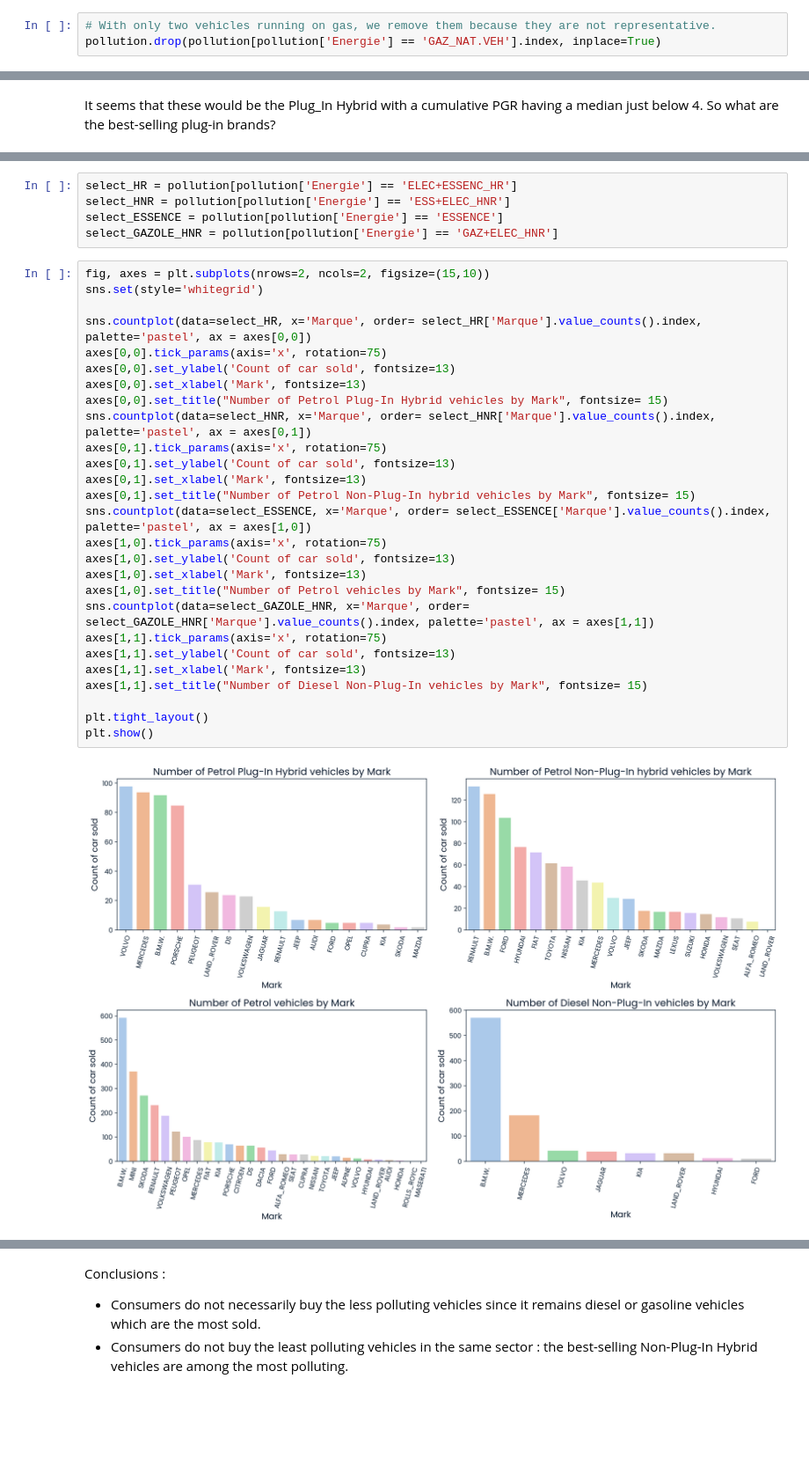
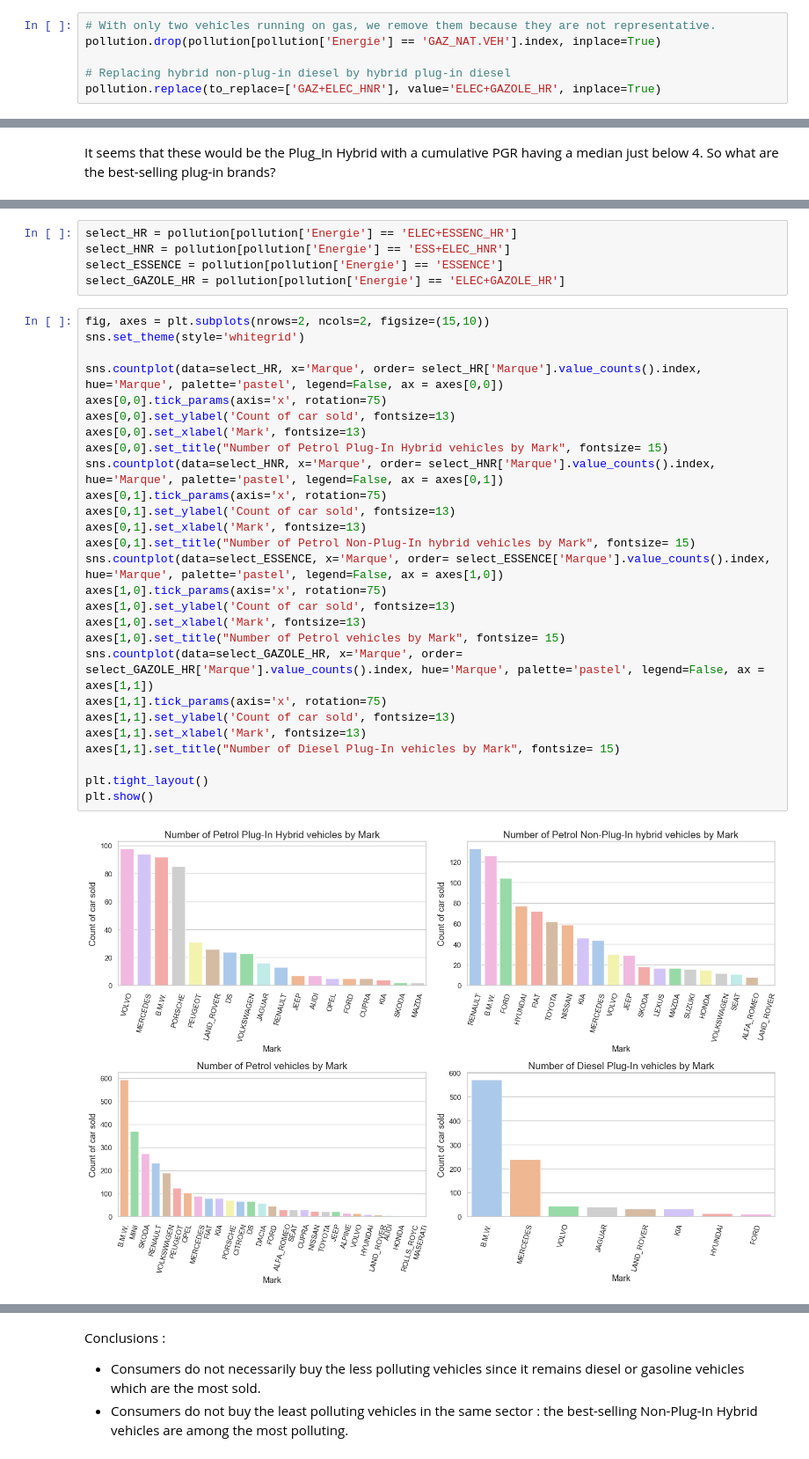
Before and after one commit to antoinedhelft/Projects, a Jupyter notebook: car_pollution/script/notebook.ipynb, the cells around one changed output, grey strips where cells are left out. Shown at 88% size. Cells and saved outputs as stored; diff of their text form; blank space fills up the shorter version.

Commit message:
updating notebook car pollution & medicines script

```diff
--- a/car_pollution/script/notebook.ipynb
+++ b/car_pollution/script/notebook.ipynb
@@ -412,6 +402,9 @@ Name: Energie, dtype: int64
 # %%
 # With only two vehicles running on gas, we remove them because they are not representative.
 pollution.drop(pollution[pollution['Energie'] == 'GAZ_NAT.VEH'].index, inplace=True)
+
+# Replacing hybrid non-plug-in diesel by hybrid plug-in diesel
+pollution.replace(to_replace=['GAZ+ELEC_HNR'], value='ELEC+GAZOLE_HR', inplace=True)
 # %% [markdown]
 Whats type of Energy pollutes the least?
 # %%
@@ -459,34 +453,34 @@ Name: Marque, dtype: int64
 select_HR = pollution[pollution['Energie'] == 'ELEC+ESSENC_HR']
 select_HNR = pollution[pollution['Energie'] == 'ESS+ELEC_HNR']
 select_ESSENCE = pollution[pollution['Energie'] == 'ESSENCE']
-select_GAZOLE_HNR = pollution[pollution['Energie'] == 'GAZ+ELEC_HNR']
+select_GAZOLE_HR = pollution[pollution['Energie'] == 'ELEC+GAZOLE_HR']
 # %%
 fig, axes = plt.subplots(nrows=2, ncols=2, figsize=(15,10))
-sns.set(style='whitegrid')
+sns.set_theme(style='whitegrid')
 
-sns.countplot(data=select_HR, x='Marque', order= select_HR['Marque'].value_counts().index, palette='pastel', ax = axes[0,0])
+sns.countplot(data=select_HR, x='Marque', order= select_HR['Marque'].value_counts().index, hue='Marque', palette='pastel', legend=False, ax = axes[0,0])
 axes[0,0].tick_params(axis='x', rotation=75)
 axes[0,0].set_ylabel('Count of car sold', fontsize=13)
 axes[0,0].set_xlabel('Mark', fontsize=13)
 axes[0,0].set_title("Number of Petrol Plug-In Hybrid vehicles by Mark", fontsize= 15)
-sns.countplot(data=select_HNR, x='Marque', order= select_HNR['Marque'].value_counts().index, palette='pastel', ax = axes[0,1])
+sns.countplot(data=select_HNR, x='Marque', order= select_HNR['Marque'].value_counts().index, hue='Marque', palette='pastel', legend=False, ax = axes[0,1])
 axes[0,1].tick_params(axis='x', rotation=75)
 axes[0,1].set_ylabel('Count of car sold', fontsize=13)
 axes[0,1].set_xlabel('Mark', fontsize=13)
 axes[0,1].set_title("Number of Petrol Non-Plug-In hybrid vehicles by Mark", fontsize= 15)
-sns.countplot(data=select_ESSENCE, x='Marque', order= select_ESSENCE['Marque'].value_counts().index, palette='pastel', ax = axes[1,0])
+sns.countplot(data=select_ESSENCE, x='Marque', order= select_ESSENCE['Marque'].value_counts().index, hue='Marque', palette='pastel', legend=False, ax = axes[1,0])
 axes[1,0].tick_params(axis='x', rotation=75)
 axes[1,0].set_ylabel('Count of car sold', fontsize=13)
 axes[1,0].set_xlabel('Mark', fontsize=13)
 axes[1,0].set_title("Number of Petrol vehicles by Mark", fontsize= 15)
-sns.countplot(data=select_GAZOLE_HNR, x='Marque', order= select_GAZOLE_HNR['Marque'].value_counts().index, palette='pastel', ax = axes[1,1])
+sns.countplot(data=select_GAZOLE_HR, x='Marque', order= select_GAZOLE_HR['Marque'].value_counts().index, hue='Marque', palette='pastel', legend=False, ax = axes[1,1])
 axes[1,1].tick_params(axis='x', rotation=75)
 axes[1,1].set_ylabel('Count of car sold', fontsize=13)
 axes[1,1].set_xlabel('Mark', fontsize=13)
-axes[1,1].set_title("Number of Diesel Non-Plug-In vehicles by Mark", fontsize= 15)
+axes[1,1].set_title("Number of Diesel Plug-In vehicles by Mark", fontsize= 15)
 
 plt.tight_layout()
 plt.show()
 # %% [output]
-[figure, old version]
+[figure, new version]
 # %% [markdown]
```
Also changed, not shown: parts of 11 cells of this notebook, 2 other files.
